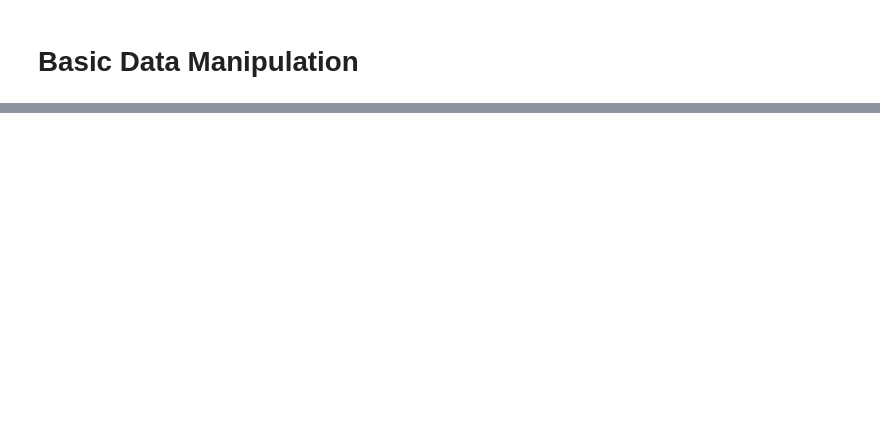
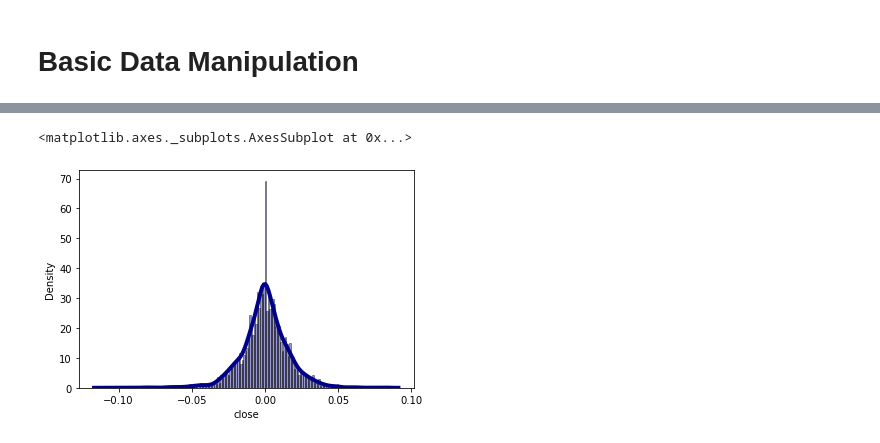
Before and after one commit to haymant/quanotes, a Jupyter notebook: source/handson/data.ipynb, the cells around one changed output, grey strips where cells are left out. Cells and saved outputs as stored; diff of their text form; code cells hidden in the pictures; blank space fills up the shorter version.

```diff
--- a/source/handson/data.ipynb
+++ b/source/handson/data.ipynb
@@ -30,0 +72,8 @@ price.head(9)
+# %%
+close.dropna()
+close.describe()
+daily_return = close.pct_change(1).rename('dRet')
+log_return = np.log(close).diff().rename('logRet')
+aVol = log_return.rolling(21).std().rename('vol')*(252**0.5)
+vnm_vol = pd.concat([close, log_return, daily_return, aVol], axis=1)
+vnm_vol.tail(10)
@@ -30,0 +92,9 @@ price.head(9)
+# %%
+import seaborn as sns
+sns.distplot(daily_return, hist=True, kde=True,
+             bins=int(180), color = 'darkblue',
+             hist_kws={'edgecolor':'black'},
+             kde_kws={'linewidth': 4})
+# %% [output]
+<matplotlib.axes._subplots.AxesSubplot at 0x...>
+[figure, added]
```
Also changed, not shown: parts of 6 cells of this notebook, 1 other file.
